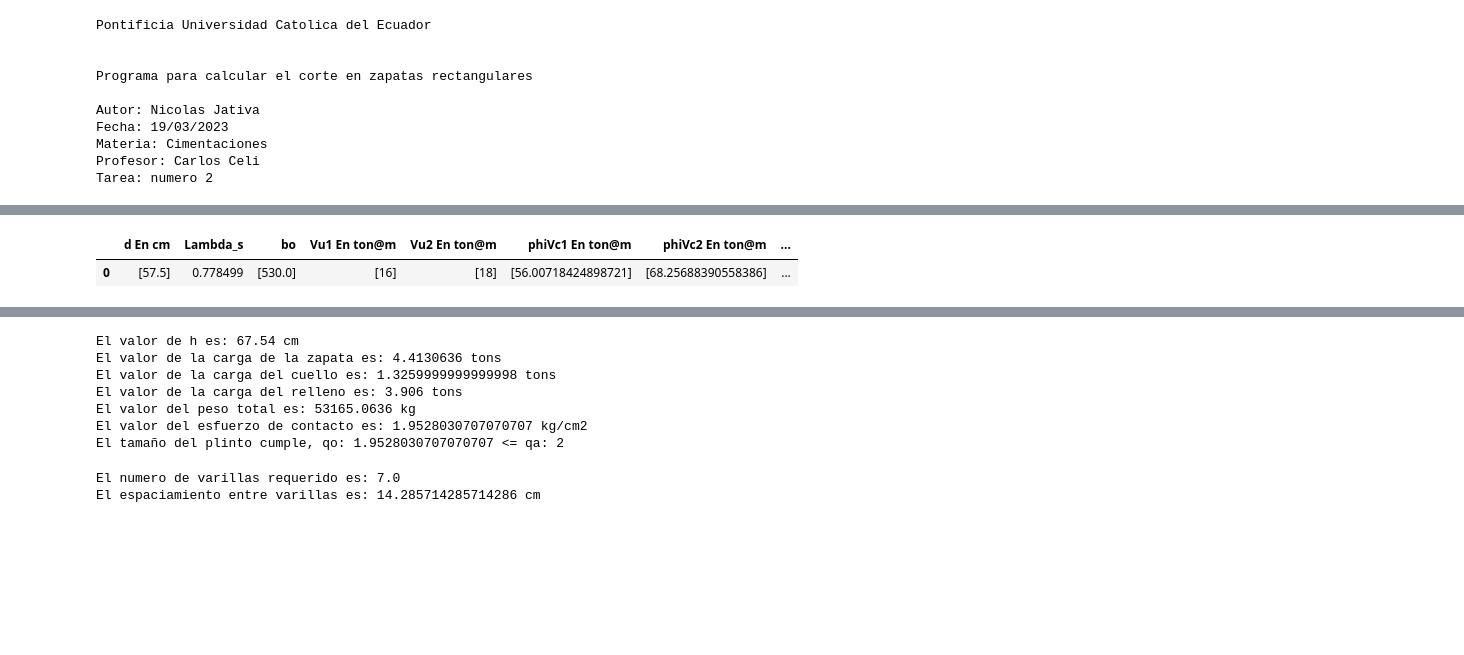
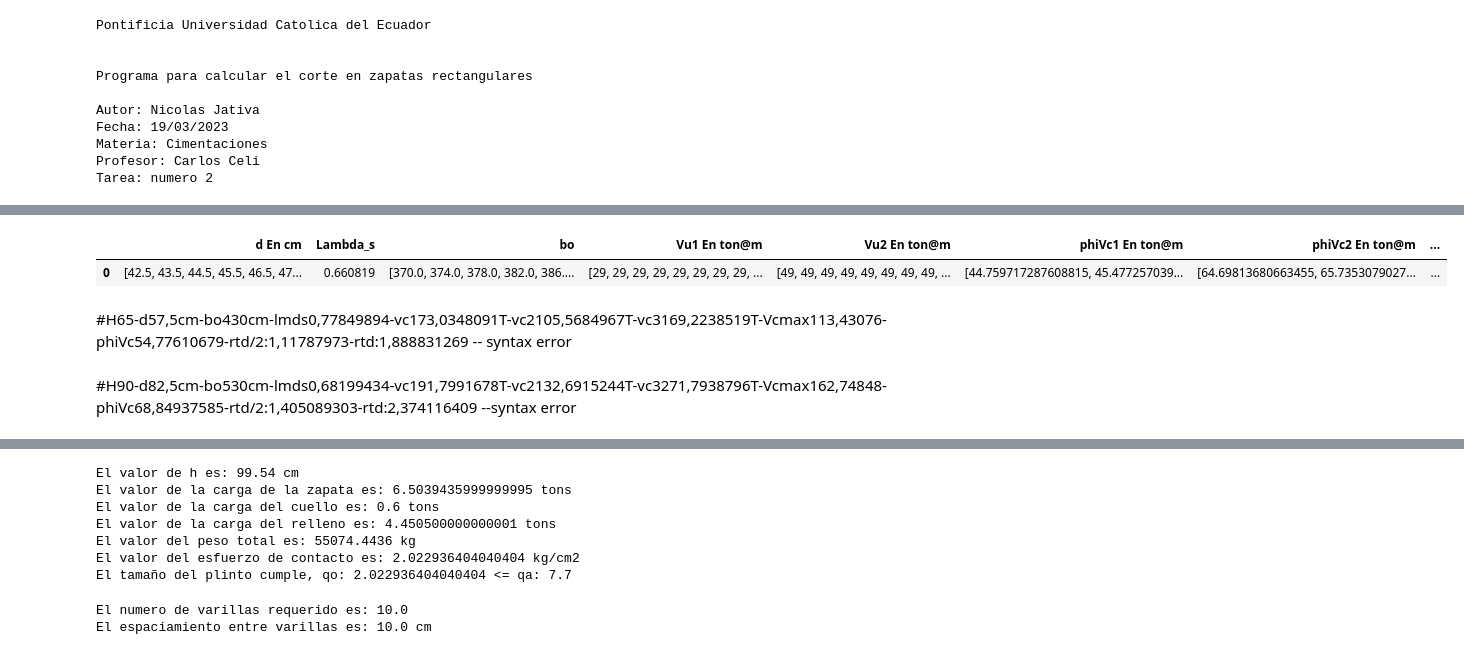
Before and after one commit to NicoJat/Main-codes, a Jupyter notebook: Cimentaciones/Zapata_combinada.ipynb, the cells around one changed output, grey strips where cells are left out. Drawn from its saved outputs; the diff is of its cells as text; code cells hidden in the pictures; blank space fills up the shorter version.

```diff
--- a/Cimentaciones/Zapata_combinada.ipynb
+++ b/Cimentaciones/Zapata_combinada.ipynb
@@ -29,22 +29,22 @@ import pandas as pd
 
 
 
-cc = 65 #cm
-cl = 85 #cm
+cc = 50 #cm
+cl = 50 #cm
 B = 165 #cm
 L = 165 #cm
 bw = 100 #cm
 A0 = B*L #cm2
 rec = 7.5 #cm
 
-fprimc = 230 #kg/cm2
+fprimc = 220 #kg/cm2
 fy = 4200 #kg/cm2
 phi = 0.75
 lmbda = 1 #Relación según resistencia del hormigón (ACI 22.6.5.3)
 direccion = False
 
-qa = 2 #kg/cm2
-qu = 1.2*qa #kg/cm2
+qa = 7.7 #kg/cm2
+# qu = 1.2*qa #kg/cm2
 Pl = 12.8 * 1000 #kg
 Pd = 19.2 * 1000 #kg
 
@@ -56,7 +56,7 @@ elif direccion == False:
 
 d = np.min([cc,cl]) - rec  #en cm
 Psu = (1.2*Pd) + (1.6*Pl)
-qsu = Psu / A0
+qsu = 6.642 * 10 #Psu / A0
 e = B/2 - t/2 - d
 beta = np.max([cc,cl])/np.min([cc,cl])
 
@@ -83,7 +83,7 @@ i=0
 de=d
 phiVcd2 = Vu2 =0
 
-while phiVcd2 <= Vu2:
+while de <= 90: #phiVcd2 <= Vu2:
 
     alphas = 40   # The value of alphaS is 40 for interior columns, 30 for edge columns, and 20 for corner columns. (22.6.5.3)
     bo = (cc+cl+(2*de))*2 #Perímetro de la sección crítica para cortante en dos direcciones en losas y zapatas. (!!Preguntar como lo consideraa en la clase!!)
@@ -98,10 +98,10 @@ while phiVcd2 <= Vu2:
         lmbdas = 1
 
 
-    Vu1 = 16 #qsu*e*bw / 1000 |En T @ 100cm| #Cortante Unidireccional
+    Vu1 = 29 #qsu*e*bw / 1000 |En T @ 100cm| #Cortante Unidireccional
     Vu1mat.append(Vu1)
 
-    Vu2 = 18 #(Psu - (qsu*((t+de)**2)))*(bw/bo) / 1000   |En T @ 100cm| #Cortante Bidireccional
+    Vu2 = 49 #(Psu - (qsu*((t+de)**2)))*(bw/bo) / 1000   |En T @ 100cm| #Cortante Bidireccional
     Vu2mat.append(Vu2)
 
     phiVc1 = phi*1.1*lmbda*lmbdas*np.sqrt(fprimc)*bw*de /1000    #ACI 22.6.5.2 (a)
@@ -116,35 +116,39 @@ while phiVcd2 <= Vu2:
     phiVc2011 = phi*(1.06*np.sqrt(fprimc)*bw*de) /1000
     phiVc2011mat.append(phiVc2011)
 
     phiVcmax = phi*1.33*lmbda*np.sqrt(fprimc)*bw*de /1000    #ACI 22.5.5.1.1
     phiVcmaxmat.append(phiVcmax)
 
 
     phiVcd2 = np.min([phiVc1,phiVc2,phiVc3,phiVcmax])   #Resultado final tomando el menor de los tres
     phiVcd2mat.append(phiVcd2)
 
     phiVcd = np.min([phiVc2011,phiVcmax])       #Resultado considerando la norma del 2011
     phiVcdmat.append(phiVcd)
 
     Cortanteactual.append(phiVcd2)
     Cortante2011.append(phiVcd)
     dval.append(de)
 
     ratiod =  Vu1/phiVcd
     ratiod2 = Vu2/phiVcd2
     ratiodmat.append(ratiod)
     ratiod2mat.append(ratiod2)
 
     i+=1
-    de+=5
+    de+=1
 
 
 df = pd.DataFrame([[dval,lmbdas,bomat,Vu1mat,Vu2mat,phiVc1mat,phiVc2mat,phiVc3mat,phiVc2011mat,phiVcmaxmat,phiVcdmat,phiVcd2mat,ratiodmat,ratiod2mat]],
 columns=['d En cm','Lambda_s','bo','Vu1 En ton@m','Vu2 En ton@m','phiVc1 En ton@m','phiVc2 En ton@m','phiVc3 En ton@m','phiVc2011 En ton@m','phiVcmax En ton@m','phiVcd En ton@m','phiVcd2 En ton@m','Ratio d','Ratio 2d'])
 df.style
 # %% [output]
 |  | d En cm | Lambda_s | bo | Vu1 En ton@m | Vu2 En ton@m | phiVc1 En ton@m | phiVc2 En ton@m | ... |
-| 0 | [57.5] | 0.778499 | [530.0] | [16] | [18] | [56.00718424898721] | [68.25688390558386] | ... |
+| 0 | [42.5, 43.5, 44.5, 45.5, 46.5, 47... | 0.660819 | [370.0, 374.0, 378.0, 382.0, 386.... | [29, 29, 29, 29, 29, 29, 29, 29, ... | [49, 49, 49, 49, 49, 49, 49, 49, ... | [44.759717287608815, 45.477257039... | [64.69813680663455, 65.7353079027... | ... |
+# %% [markdown]
+#H65-d57,5cm-bo430cm-lmds0,77849894-vc173,0348091T-vc2105,5684967T-vc3169,2238519T-Vcmax113,43076-phiVc54,77610679-rtd/2:1,11787973-rtd:1,888831269 -- syntax error
+# %% [markdown]
+#H90-d82,5cm-bo530cm-lmds0,68199434-vc191,7991678T-vc2132,6915244T-vc3271,7938796T-Vcmax162,74848-phiVc68,84937585-rtd/2:1,405089303-rtd:2,374116409 --syntax error
 # %% [markdown]
 <p>Recubrimiento:</p>
 <img src='./images/recubrimiento.jpg'>
@@ -208,13 +212,13 @@ else:
 # defl = (2.2*c)*np.sqrt(Ptot/A0) #Siendo delf el d a flexion, obtenido despejando, ver ecuacion 10.16 del (DGboACI)
 #print(f'El valor de d (comparando capacidad a flexion y corte) es: {np.max([defl,dval[0]])} cm')
 # %% [output]
-El valor de h es: 67.54 cm
-El valor de la carga de la zapata es: 4.4130636 tons
-El valor de la carga del cuello es: 1.3259999999999998 tons
-El valor de la carga del relleno es: 3.906 tons
-El valor del peso total es: 53165.0636 kg
-El valor del esfuerzo de contacto es: 1.9528030707070707 kg/cm2
-El tamaño del plinto cumple, qo: 1.9528030707070707 <= qa: 2
+El valor de h es: 99.54 cm
+El valor de la carga de la zapata es: 6.5039435999999995 tons
+El valor de la carga del cuello es: 0.6 tons
+El valor de la carga del relleno es: 4.450500000000001 tons
+El valor del peso total es: 55074.4436 kg
+El valor del esfuerzo de contacto es: 2.022936404040404 kg/cm2
+El tamaño del plinto cumple, qo: 2.022936404040404 <= qa: 7.7
 # %%
 #Numero de varillas y espaciamiento siendo varillas de 14mm
 Asv = np.pi*(1.4**2)*0.25
@@ -223,5 +227,5 @@ espaciamiento = (bw)/(numvar)
 print(f'El numero de varillas requerido es: {numvar}')
 print(f'El espaciamiento entre varillas es: {espaciamiento} cm')
 # %% [output]
-El numero de varillas requerido es: 7.0
-El espaciamiento entre varillas es: 14.285714285714286 cm
+El numero de varillas requerido es: 10.0
+El espaciamiento entre varillas es: 10.0 cm
```
Also changed, not shown: 13 other files.
